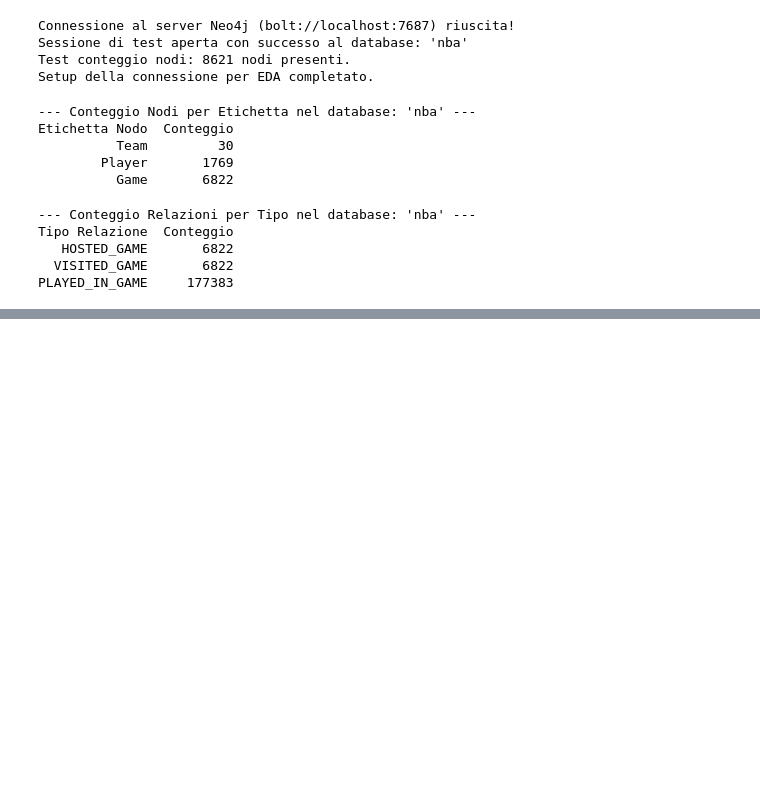
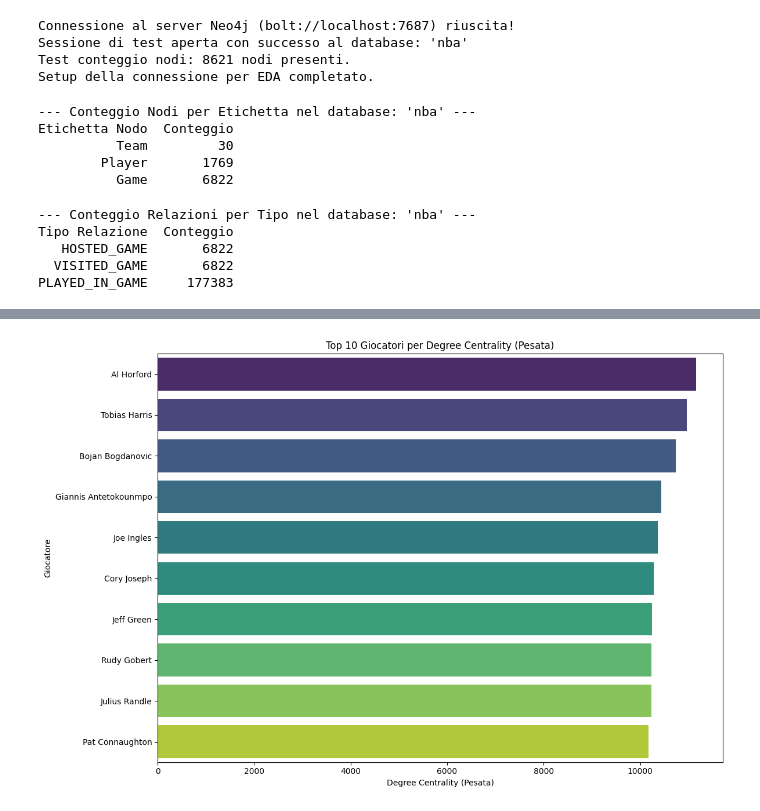
Before and after one commit to Manillin/GraphAnalytics, a Jupyter notebook: nba_dataset.ipynb, the cells around one changed output, grey strips where cells are left out. Drawn from its saved outputs; the diff is of its cells as text; code cells hidden in the pictures; blank space fills up the shorter version.

```diff
--- a/nba_dataset.ipynb
+++ b/nba_dataset.ipynb
@@ -680,0 +927,86 @@ Top 5 Partite per Numero di Connessioni:
+# %%
+graph_name = 'player_interactions_graph'
+
+print(f"Inizio analisi GDS sul grafo: {graph_name}")
+
+# --- Dati per i grafici ---
+degree_players = []
+degree_scores = []
+pagerank_players = []
+pagerank_scores = []
+
+# 1. Degree Centrality (Pesata)
+print("\n--- Esecuzione Degree Centrality (Pesata) ---")
+try:
+    with driver.session(database=db_name) as session:
+        result_degree = session.run(f"""
+            CALL gds.degree.stream('{graph_name}', {{
+                relationshipWeightProperty: 'weight'
+            }})
+            YIELD nodeId, score
+            WITH gds.util.asNode(nodeId) AS playerNode, score AS weightedDegree
+            RETURN playerNode.name AS playerName, playerNode.playerId AS playerId, weightedDegree
+            ORDER BY weightedDegree DESC
+            LIMIT 10
+        """)
+        print("Top 10 Giocatori per Degree Centrality (Pesata):")
+        for record in result_degree:
+            player_name = record['playerName'] if record['playerName'] else f"ID: {record['playerId']}"
+            degree_players.append(player_name)
+            degree_scores.append(record['weightedDegree'])
+            print(f"  Giocatore: {player_name}, Grado Pesato: {record['weightedDegree']}")
+except Exception as e:
+    print(f"Errore durante l'esecuzione di Degree Centrality: {e}")
+
+# 2. PageRank Pesata
+print("\n--- Esecuzione PageRank (con pesi) ---")
+try:
+    with driver.session(database=db_name) as session:
+        result_pagerank = session.run(f"""
+            CALL gds.pageRank.stream('{graph_name}', {{
+                relationshipWeightProperty: 'weight',
+                maxIterations: 20,
+                dampingFactor: 0.85
+            }})
+            YIELD nodeId, score
+            WITH gds.util.asNode(nodeId) AS playerNode, score AS pageRankScore
+            RETURN playerNode.name AS playerName, playerNode.playerId AS playerId, pageRankScore
+            ORDER BY pageRankScore DESC
+            LIMIT 10
+        """)
+        print("Top 10 Giocatori per PageRank:")
+        for record in result_pagerank:
+            player_name = record['playerName'] if record['playerName'] else f"ID: {record['playerId']}"
+            pagerank_players.append(player_name)
+            pagerank_scores.append(record['pageRankScore'])
+            print(f"  Giocatore: {player_name}, PageRank Score: {record['pageRankScore']:.4f}")
+except Exception as e:
+    print(f"Errore durante l'esecuzione di PageRank: {e}")
+
+# --- Visualizzazione dei Risultati ---
+print("\n--- Creazione Grafici ---")
+
+# Grafico per Degree Centrality
+if degree_players and degree_scores:
+    plt.figure(figsize=(12, 8))
+    sns.barplot(x=degree_scores, y=degree_players, palette="viridis", hue=degree_players, legend=False)
+    plt.title('Top 10 Giocatori per Degree Centrality (Pesata)')
+    plt.xlabel('Degree Centrality (Pesata)')
+    plt.ylabel('Giocatore')
+    plt.tight_layout()
+    plt.show()
+else:
+    print("Dati non sufficienti per generare il grafico Degree Centrality.")
+
+# Grafico per PageRank
+if pagerank_players and pagerank_scores:
+    plt.figure(figsize=(12, 8))
+    sns.barplot(x=pagerank_scores, y=pagerank_players, palette="mako", hue=pagerank_players, legend=False)
+    plt.title('Top 10 Giocatori per PageRank (Pesata)')
+    plt.xlabel('PageRank Score')
+    plt.ylabel('Giocatore')
+    plt.tight_layout()
+    plt.show()
+else:
+    print("Dati non sufficienti per generare il grafico PageRank.")
+# %% [output]
@@ -680,0 +1030 @@ Top 5 Partite per Numero di Connessioni:
+[figure, added]
```
Also changed, not shown: parts of 55 cells of this notebook, 16 other files.
